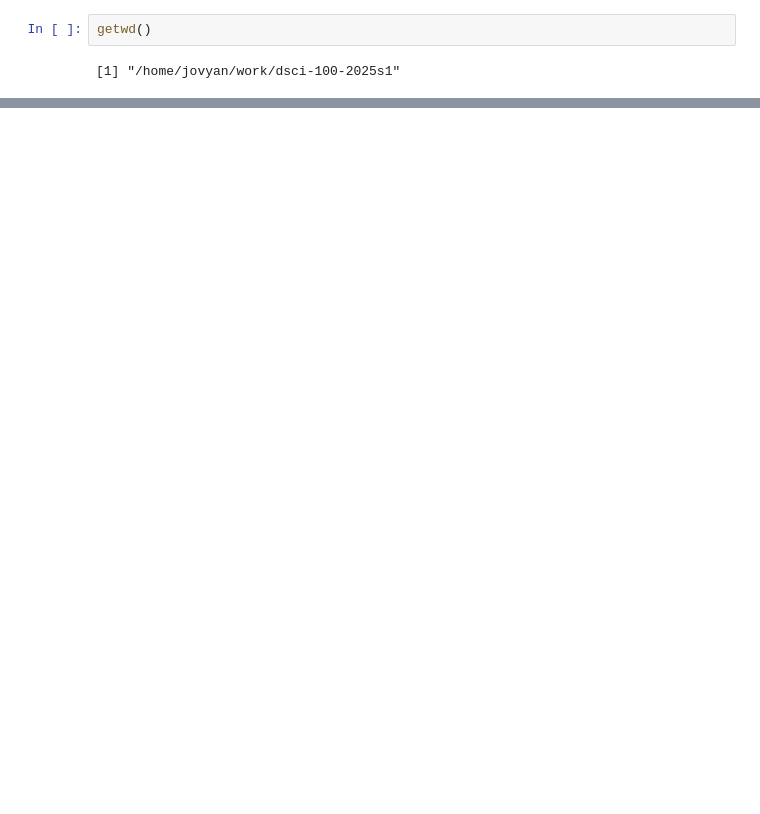
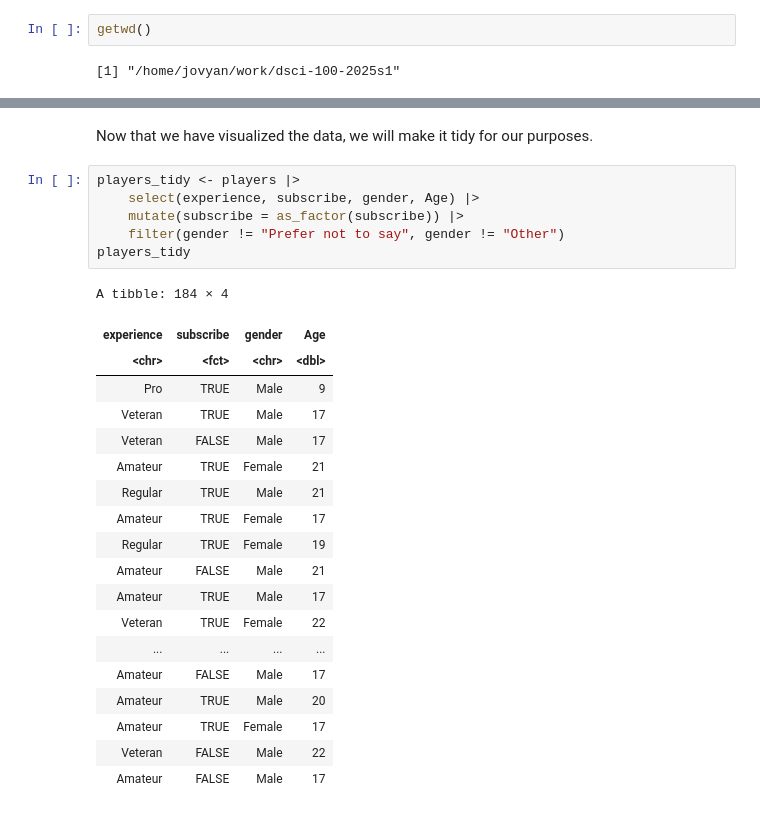
Before and after one commit to ch3lsmac/dsci-100-2025s1, a Jupyter notebook: Project.ipynb, the cells around one changed output, grey strips where cells are left out. Saved outputs shown, nothing was run; the diff lists cells and outputs as text; blank space fills up the shorter version.

```diff
--- a/Project.ipynb
+++ b/Project.ipynb
@@ -82,0 +42,28 @@ dbl (2): original_start_time, original_end_time
+# %% [markdown]
+Now that we have visualized the data, we will make it tidy for our purposes.
+# %%
+players_tidy <- players |>
+    select(experience, subscribe, gender, Age) |>
+    mutate(subscribe = as_factor(subscribe)) |>
+    filter(gender != "Prefer not to say", gender != "Other")
+players_tidy
+# %% [output]
+A tibble: 184 × 4
+| experience | subscribe | gender | Age |
+| <chr> | <fct> | <chr> | <dbl> |
+| Pro | TRUE | Male | 9 |
+| Veteran | TRUE | Male | 17 |
+| Veteran | FALSE | Male | 17 |
+| Amateur | TRUE | Female | 21 |
+| Regular | TRUE | Male | 21 |
+| Amateur | TRUE | Female | 17 |
+| Regular | TRUE | Female | 19 |
+| Amateur | FALSE | Male | 21 |
+| Amateur | TRUE | Male | 17 |
+| Veteran | TRUE | Female | 22 |
+| ... | ... | ... | ... |
+| Amateur | FALSE | Male | 17 |
+| Amateur | TRUE | Male | 20 |
+| Amateur | TRUE | Female | 17 |
+| Veteran | FALSE | Male | 22 |
+| Amateur | FALSE | Male | 17 |
```
Also changed, not shown: parts of 13 cells of this notebook.
